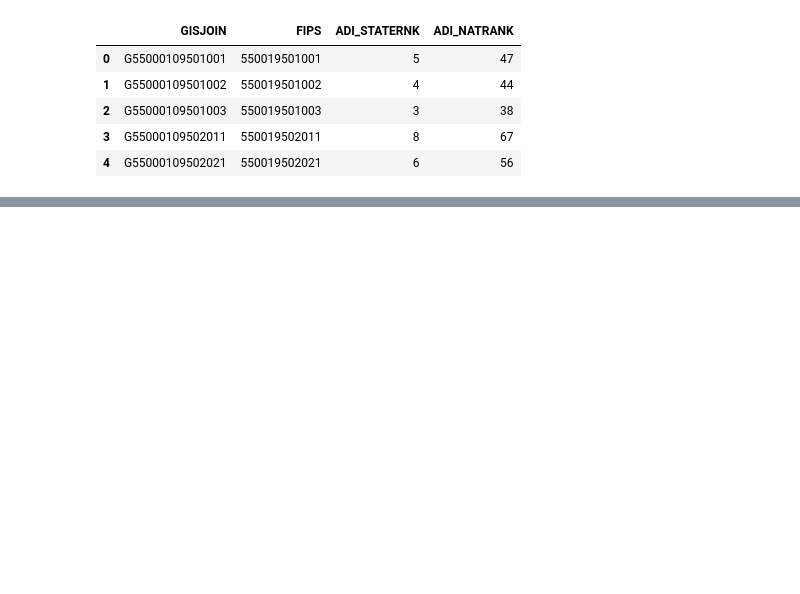
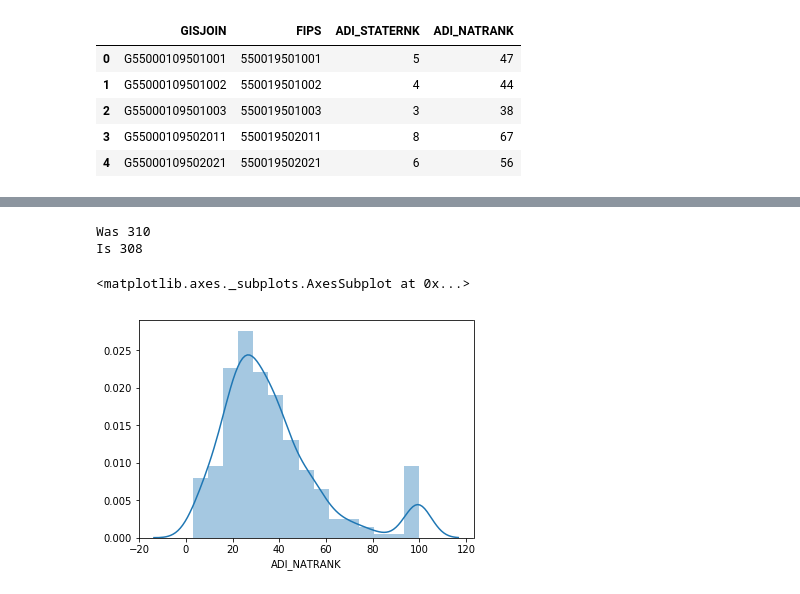
Before and after one commit to ewillmot/viz-madison, a Jupyter notebook: notebooks/DataExploration.ipynb, the cells around one changed output, grey strips where cells are left out. Cells and saved outputs as stored; diff of their text form; code cells hidden in the pictures; blank space fills up the shorter version.

```diff
--- a/notebooks/DataExploration.ipynb
+++ b/notebooks/DataExploration.ipynb
@@ -19,0 +37,3 @@ wi_adi.head()
+# %%
+wi_shp = gpd.read_file(os.path.join('../../gz_2010_55_150_00_500k/gz_2010_55_150_00_500k.shp'))
+wi_shp.head()
@@ -19,0 +49,9 @@ wi_adi.head()
+# %%
+wi_shp['FIPS'] = wi_shp['GEO_ID'].apply(lambda x: x.split("US")[-1])
+
+# Just subset to Dane County:
+dane = wi_shp[wi_shp['COUNTY']=='025']
+# %%
+# Join ADI to the Dane county dataframe:
+adi_dane = dane[['FIPS','CENSUSAREA','geometry','TRACT']].merge(wi_adi,how='left',on='FIPS')
+adi_dane.head()
@@ -19,0 +65,13 @@ wi_adi.head()
+# %%
+# THere are two tracts without ADI data - let's drop those from the dataframe
+print("Was",len(adi_dane))
+adi_dane = adi_dane[adi_dane['CENSUSAREA']>0.0]
+print("Is",len(adi_dane))
+# %% [output]
+Was 310
+Is 308
+# %%
+sns.distplot(adi_dane['ADI_NATRANK'])
+# %% [output]
+<matplotlib.axes._subplots.AxesSubplot at 0x...>
+[figure, added]
```
Also changed, not shown: parts of 9 cells of this notebook.
